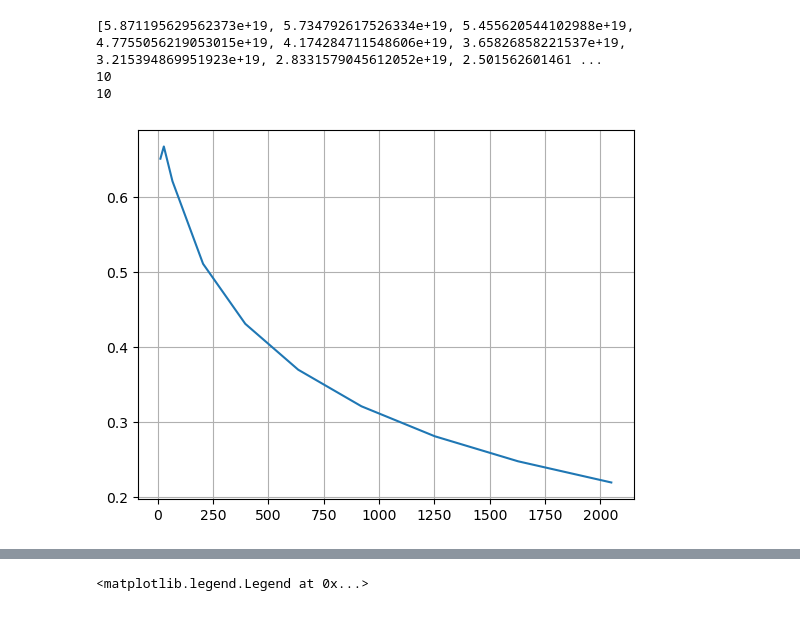
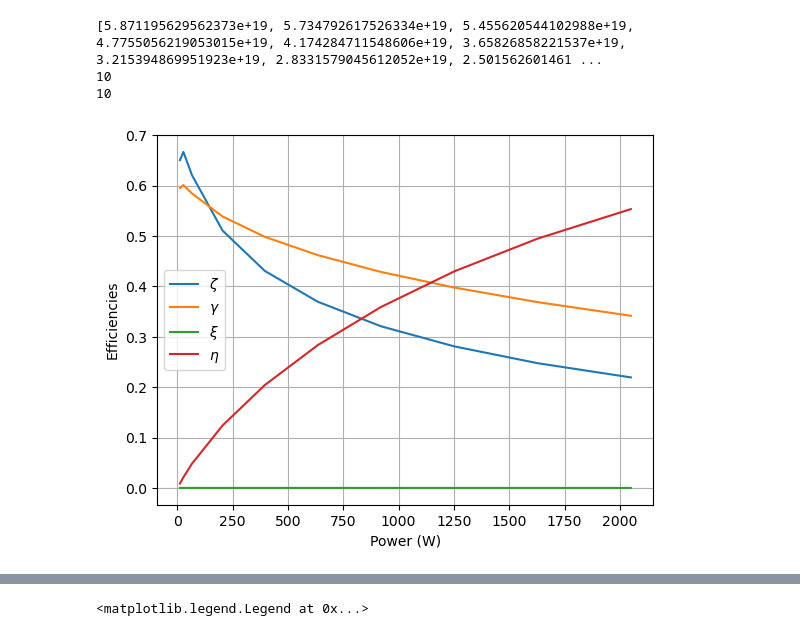
Before and after one commit to sverdier136/AtmopropX__0D-global-model, a Jupyter notebook: src/results_analysis_all_reactions_current.ipynb, the cells around one changed output, grey strips where cells are left out. Drawn from its saved outputs; the diff is of its cells as text; code cells hidden in the pictures.

Commit message:
Attempts in analyzing current but Rind is failing

```diff
--- a/src/results_analysis_all_reactions_current.ipynb
+++ b/src/results_analysis_all_reactions_current.ipynb
@@ -16,6 +17,9 @@ LTXe=[]
 L_thrust_ion =[]
 L_thrust_neutral = []
 L_thrust_total = []
+Ji = []
+L_uB = []
+L_hL = []
 tracked_variables = {}
 for i in range(len(coil_currents)):
     log_file_path = '../logs/all_reac_current'+str(i)+'.json'
@@ -31,6 +35,9 @@ for i in range(len(coil_currents)):
     L_thrust_neutral.append(tracked_variables['total_neutral_thrust'][-1])
     L_thrust_total.append(tracked_variables['total_thrust'][-1])
     power_absorbed.append(tracked_variables['power_absorbed'][-1])
+    Ji.append(tracked_variables['ion_current'][-1])
+    L_uB.append(tracked_variables['u_B'][-1])
+    L_hL.append(tracked_variables['h_L'][-1])
 # %% [output]
 ../logs/all_reac_current0.json
 ../logs/all_reac_current1.json
@@ -55,3 +80,28 @@ for i in range(len(power_absorbed)):
+# %%
+gamma_list = []
+Pi_list = []
+Pn_list = []
+gamma_i = []
+V_grid = 1000
+m_ion = 2.18e-25
+v_beam = np.sqrt((2*e*V_grid)/m_ion)
+vg_list = []
+for i in range(len(power_list)):
+    gamma_i.append(Ji[i]/e)
+    #Pi_list.append(Ji[i]*1000*0.7*pi*(6e-2)**2)
+    vg_list.append(np.sqrt(8*e*LTXe[i]/(pi*m_ion)))
+    Pi_list.append(L_thrust_ion[i] * v_beam /2)
+    Pn_list.append(L_thrust_neutral[i] * vg_list[i] / 2)
+    gamma_list.append((Pi_list[i] + Pn_list[i])/(Pi_list[i] + Pn_list[i] + power_list[i]))
+# %%
+xi_list = []
+for i in range(len(power_list)):
+    xi_list.append((L_thrust_ion[i]+L_thrust_neutral[i])/power_list[i])
+# %%
+eta_list= []
+for i in range(len(power_list)):
+    eta=L_hL[i] * LXe_ion[i] * L_uB[i] * 0.7 * np.pi * (6e-2)**2 / 1.2e19
+    eta_list.append(eta)
 # %%
 print(LXe)
 print(len(Le))
@@ -60,8 +110,14 @@ print(len(power_list))
 [5.871195629562373e+19, 5.734792617526334e+19, 5.455620544102988e+19, 4.7755056219053015e+19, 4.174284711548606e+19, 3.65826858221537e+19, 3.215394869951923e+19, 2.8331579045612052e+19, 2.501562601461 ...
 10
 10
-# %%
-plt.plot(power_list, zeta_list)
-plt.grid()
-# %% [output]
-[figure, removed]
+# %%
+plt.plot(power_list, zeta_list, label = r"$\zeta$")
+plt.plot(power_list, gamma_list, label = r"$\gamma$")
+plt.plot(power_list, xi_list, label = r"$\xi$")
+plt.plot(power_list, eta_list, label = r"$\eta$")
+plt.xlabel("Power (W)")
+plt.ylabel("Efficiencies")
+plt.legend()
+plt.grid()
+# %% [output]
+[figure, added]
```
Also changed, not shown: parts of 5 cells of this notebook, 4 other files.
